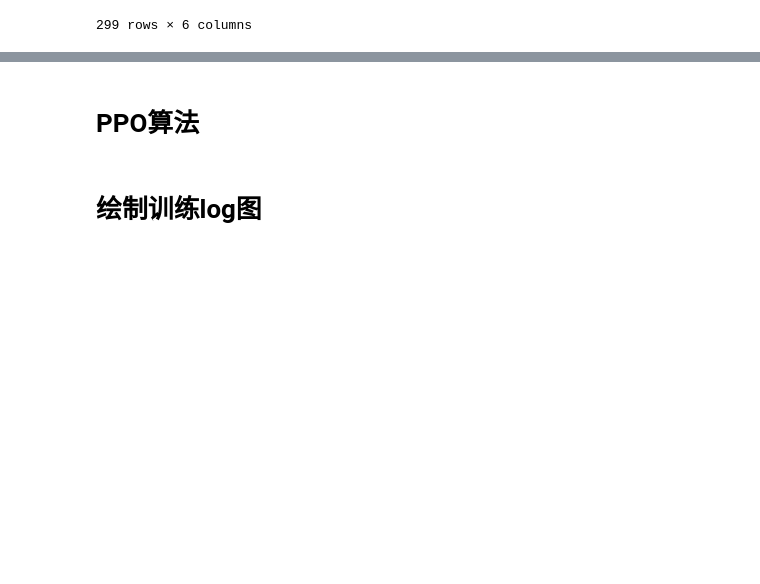
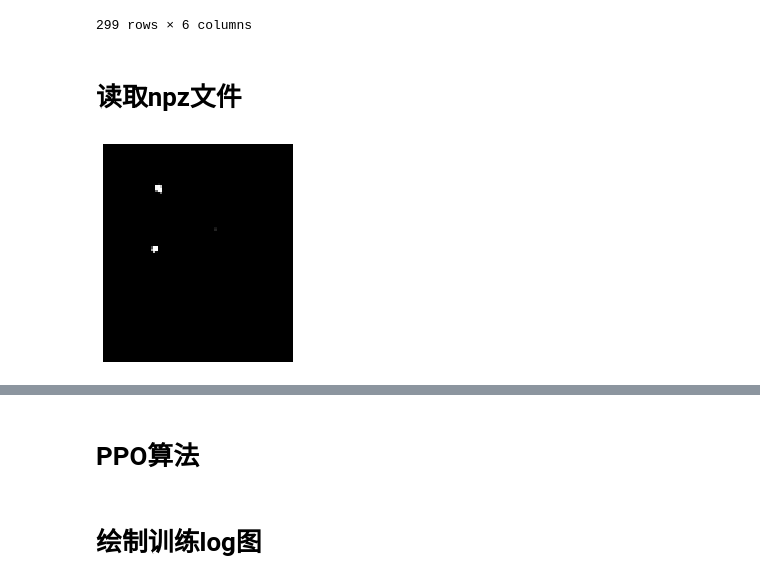
Before and after one commit to yhlujz/rl, a Jupyter notebook: rl.ipynb, the cells around one changed output, grey strips where cells are left out. Cells and saved outputs as stored; diff of their text form; code cells hidden in the pictures; blank space fills up the shorter version.

```diff
--- a/rl.ipynb
+++ b/rl.ipynb
@@ -679,3 +679,16 @@ df
 | 297 | train | wd0782 | /workspace/data/rl/image6/wd_297_... | /workspace/data/rl/mask6/wd_297.n... | /workspace/data/rl/pred6/wd_297.n... | /workspace/data/rl/pred6/wd_297.npz |
 | 298 | test | wd0794 | /workspace/data/rl/image6/wd_298_... | /workspace/data/rl/mask6/wd_298.n... | /workspace/data/rl/pred6/wd_298.n... | /workspace/data/rl/pred6/wd_298.npz |
 299 rows × 6 columns
+# %% [markdown]
+# 读取npz文件
+# %%
+import numpy as np
+import matplotlib.pyplot as plt
+
+datas = np.load('/workspace/data/rl/pred6/wd_048.npz')
+# datas['probabilities'][1].shape
+plt.imshow(datas['probabilities'][1][15], cmap='gray', interpolation='nearest')
+plt.axis('off')
+plt.show()
+# %% [output]
+[figure, added]
```
Also changed, not shown: parts of 10 cells of this notebook, 8 other files.
